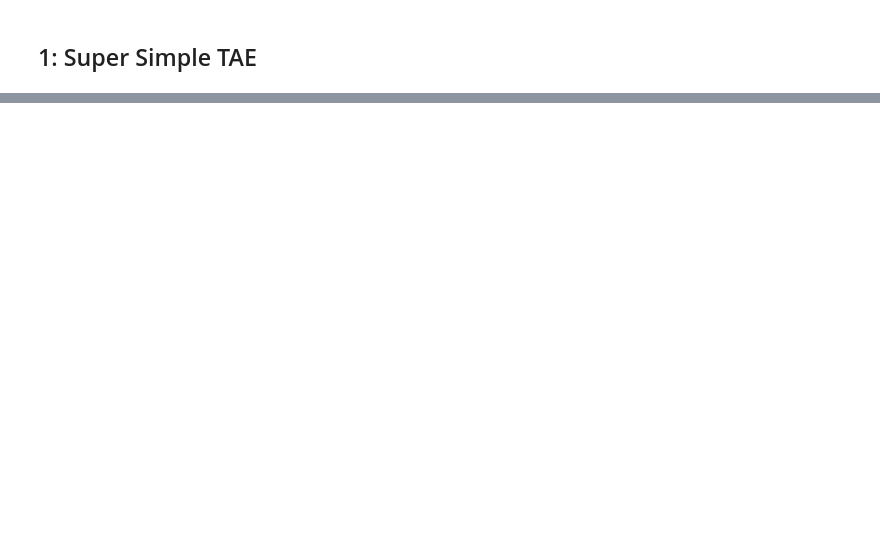
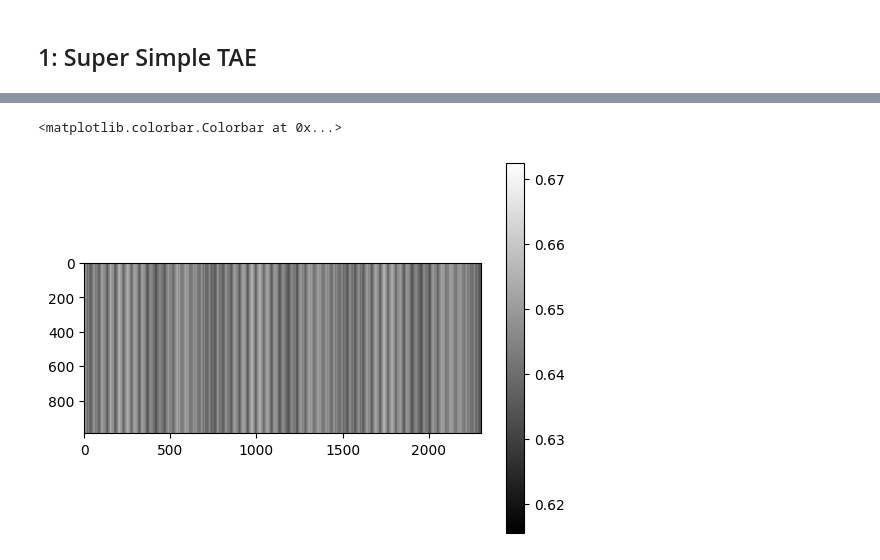
Before and after one commit to amanb2000/Multimodal_Foundation, a Jupyter notebook: sketch/04_Overfit_TAE.ipynb, the cells around one changed output, grey strips where cells are left out. Saved outputs shown, nothing was run; the diff lists cells and outputs as text; code cells hidden in the pictures; blank space fills up the shorter version.

```diff
--- a/sketch/04_Overfit_TAE.ipynb
+++ b/sketch/04_Overfit_TAE.ipynb
@@ -176,0 +255,8 @@ TensorShape([1, 124, 512])
+# %%
+## Compiling the model
+model.compile(
+    loss=tf.keras.losses.MeanSquaredError(),
+    optimizer=tf.keras.optimizers.Adam()
+)
+# %%
+history = model.fit(flat_coded_1, flat_goal, batch_size=1, epochs=32, validation_split=0.0)
@@ -176,0 +281,7 @@ TensorShape([1, 124, 512])
+# %%
+reconstruct = model(flat_coded_1)
+plt.imshow(reconstruct[0,:,:], cmap='gray')
+plt.colorbar()
+# %% [output]
+<matplotlib.colorbar.Colorbar at 0x...>
+[figure, added]
```
Also changed, not shown: parts of 17 cells of this notebook.
